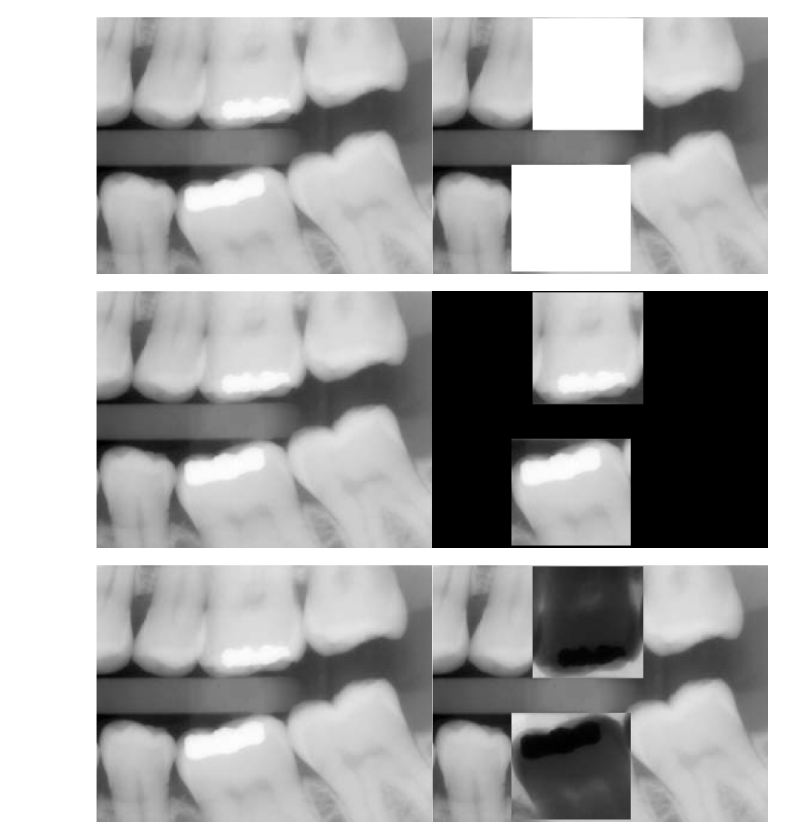
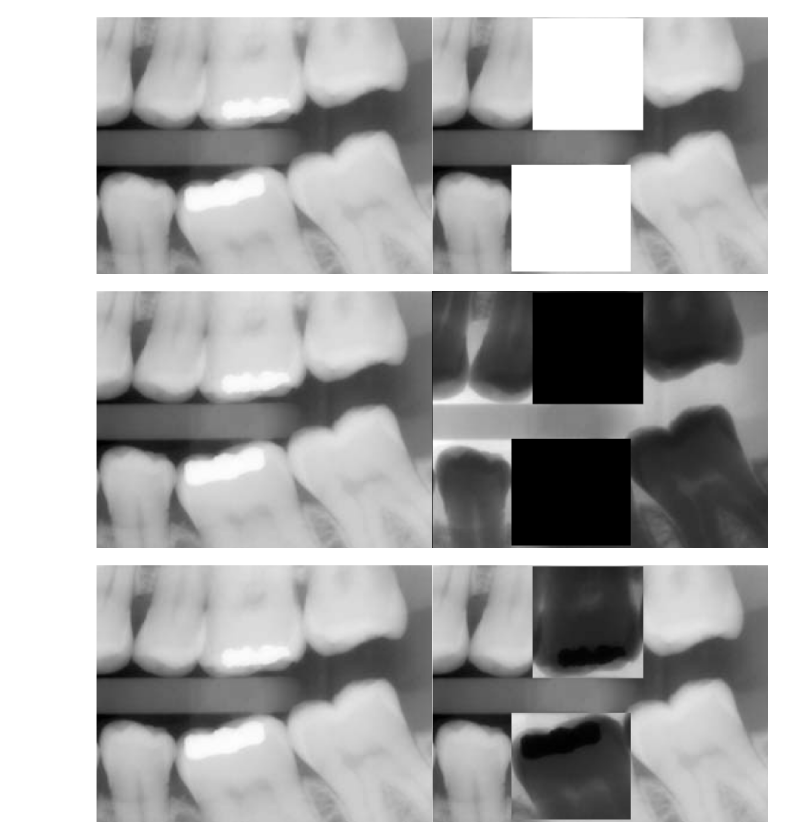
Before and after one commit to hunaynr/PCVK_Genap_2021, a Jupyter notebook: Week5.ipynb, the cells around one changed output. Drawn from its saved outputs; the diff is of its cells as text; code cells hidden in the pictures.

```diff
--- a/Week5.ipynb
+++ b/Week5.ipynb
@@ -83,20 +83,20 @@ cv2_imshow(final_frame)
 # %%
 # NOT Operator
 
 img = cv.imread('/content/drive/MyDrive/Image Processing/teeth.jpg')
 mask_not = np.zeros(img.shape, dtype=np.uint8)
 mask_not = cv.rectangle(mask_not,pt1=(320,595),pt2=(800,1025),color=(255,255,255),thickness=-1)
 
-result = img & mask_not
+result = ~img & ~mask_not
 
 mask_not1 = cv.rectangle(mask_not,pt1=(405,5),pt2=(850,455),color=(255,255,255),thickness=-1)
 
-result_not1 = img & mask_not1
+result_not1 = ~img & ~mask_not1
 
 final_frame = cv.hconcat((img, result_not1))
 cv2_imshow(final_frame)
 # %% [output]
-[figure, old version]
+[figure, new version]
 # %%
 # XOR Operator
 
```
